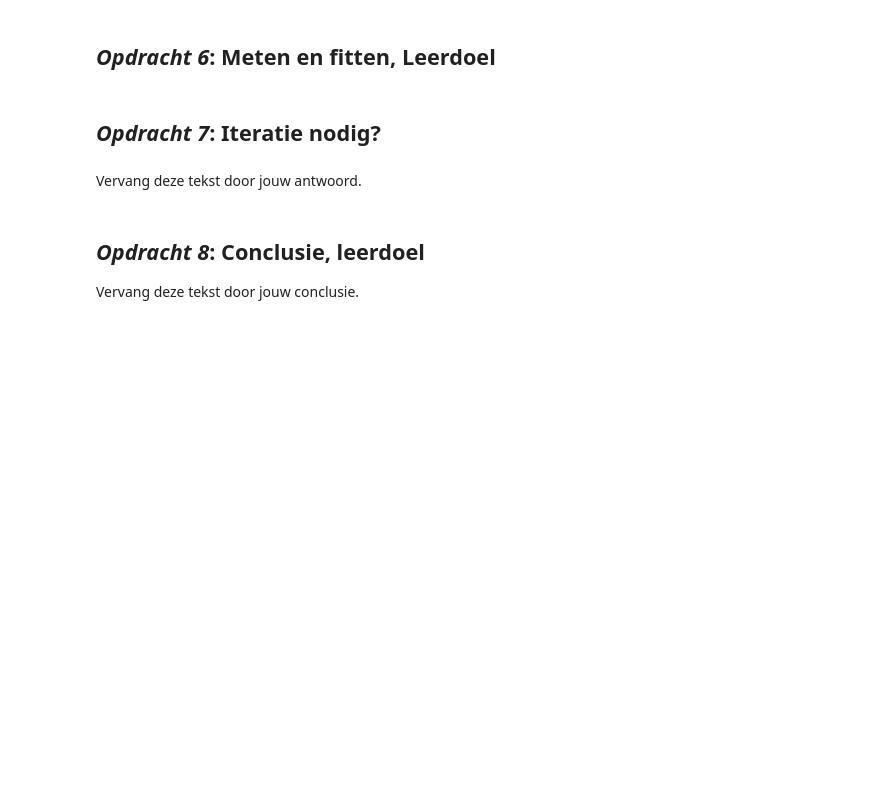
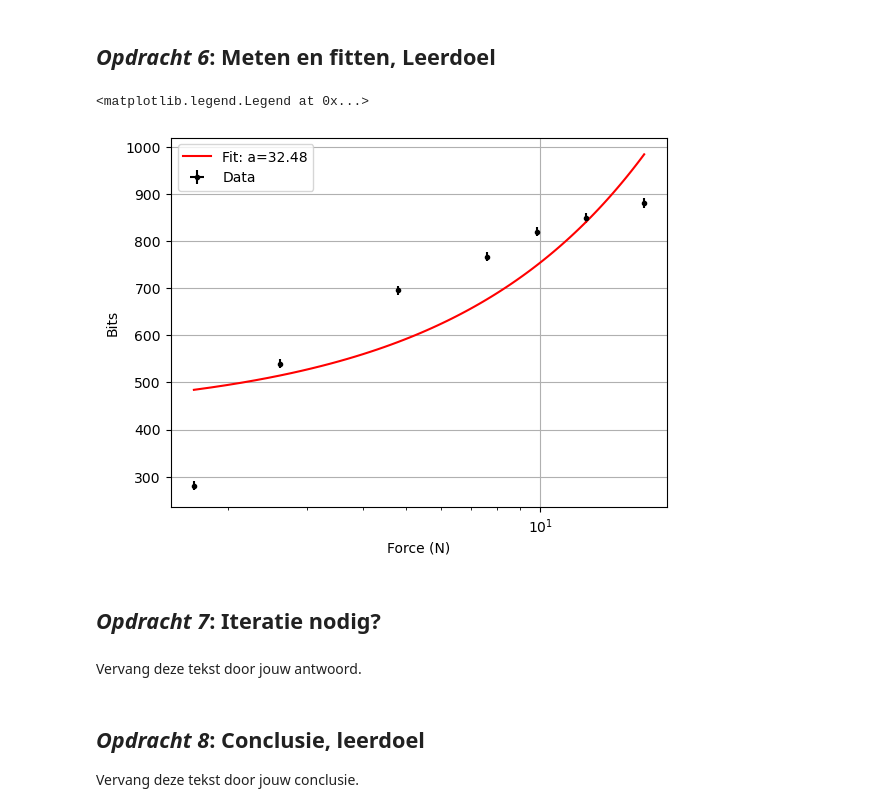
Before and after one commit to WouterAlejandro/opdrachten-DEF-D, a Jupyter notebook: FysiekeOntwerpopdrachten/1KalibreerEenSensorDigitaalAnaloog/DEFOntwerpopdracht1KalibreerEenSensorInvulTemplate.ipynb, the cells around one changed output. Saved outputs shown, nothing was run; the diff lists cells and outputs as text; code cells hidden in the pictures; blank space fills up the shorter version.

```diff
--- a/FysiekeOntwerpopdrachten/1KalibreerEenSensorDigitaalAnaloog/DEFOntwerpopdracht1KalibreerEenSensorInvulTemplate.ipynb
+++ b/FysiekeOntwerpopdrachten/1KalibreerEenSensorDigitaalAnaloog/DEFOntwerpopdracht1KalibreerEenSensorInvulTemplate.ipynb
@@ -69,9 +69,15 @@ Licht kort toe wat er in de foto te zien is.
 # %% [markdown]
 ## *Opdracht 6*: Meten en fitten, Leerdoel
 # %%
+import numpy as np
+import matplotlib.pyplot as plt
+from scipy.optimize import curve_fit
 # Zet hier jouw data in een voor jou handig formaat
-mass = np.array([1.25, 2.5, 1.755, 0.208, 0.230]) #kg
-bits = np.array([41, 311, 53]) #bits
-u_bits = 1 #bits
+mass = np.array([1.25, 1.702, 0.230, 0.735, 0.965, 0.452, 0.134]) #kg
+bits = np.array([849, 881, 540, 767, 820, 695, 281]) #bits
+u_bits = 10 #bits
+u_mass = 0.0005 #kg
 m_hanger = 0.037 #kg
 g = 9.81 #m/s^2
+F = (mass+m_hanger)*g #N
+u_F = u_mass*g #N
@@ -82,3 +84,27 @@ g = 9.81 #m/s^2
+# %%
+# Plot hier de meting en fit een lijn door de metingen.
+# Maak gebruik van wat je geleerd hebt bij het practicum.
+def function(x, a, b):
+    return a*x + b
+
+popt,pcov = curve_fit(function, F, bits)
+
+a = popt[0]
+b = popt[1]
+
+x_fit = np.linspace(min(F), max(F), 100)
+
+plt.figure()
+plt.errorbar(F, bits, xerr=u_F, yerr=u_bits, fmt='k.', label='Data')
+plt.plot(x_fit, function(x_fit, *popt), 'r-', label=f'Fit: a={a:.2f}')
+plt.xlabel('Force (N)')
+plt.xscale('log')
+plt.ylabel('Bits')
+plt.grid(True)
+plt.legend()
+# %% [output]
+<matplotlib.legend.Legend at 0x...>
+[figure, added]
 # %% [markdown]
 ## *Opdracht 7*: Iteratie nodig?
 # %% [markdown]
```
Also changed, not shown: parts of 2 cells of this notebook, 1 other file.
